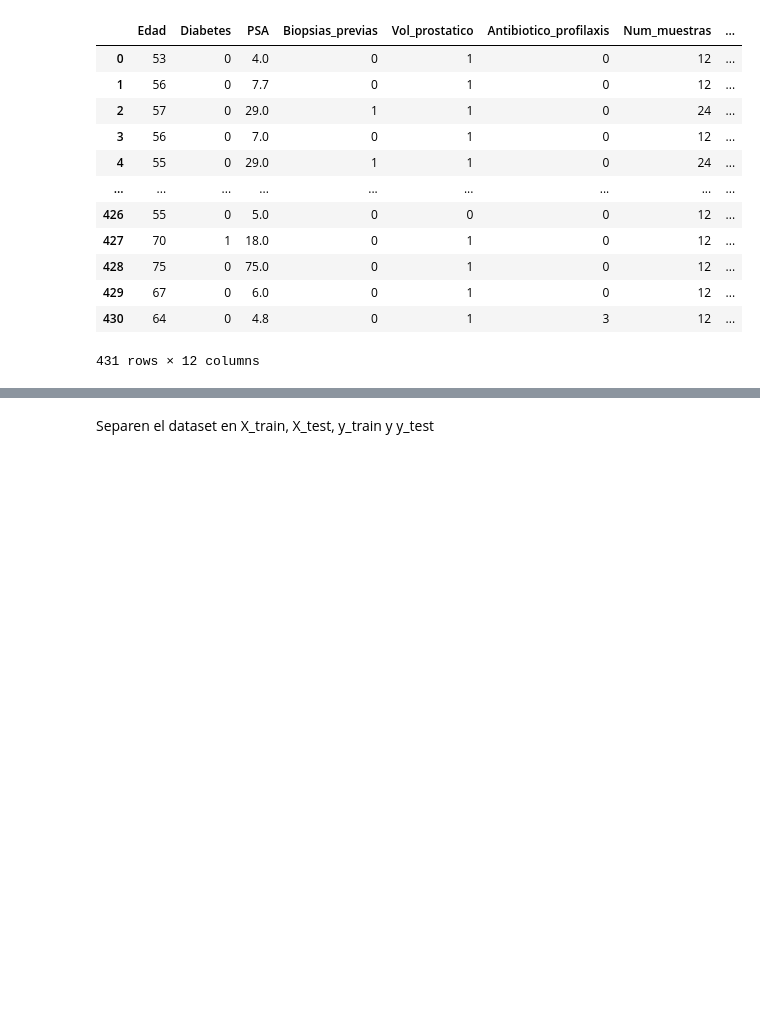
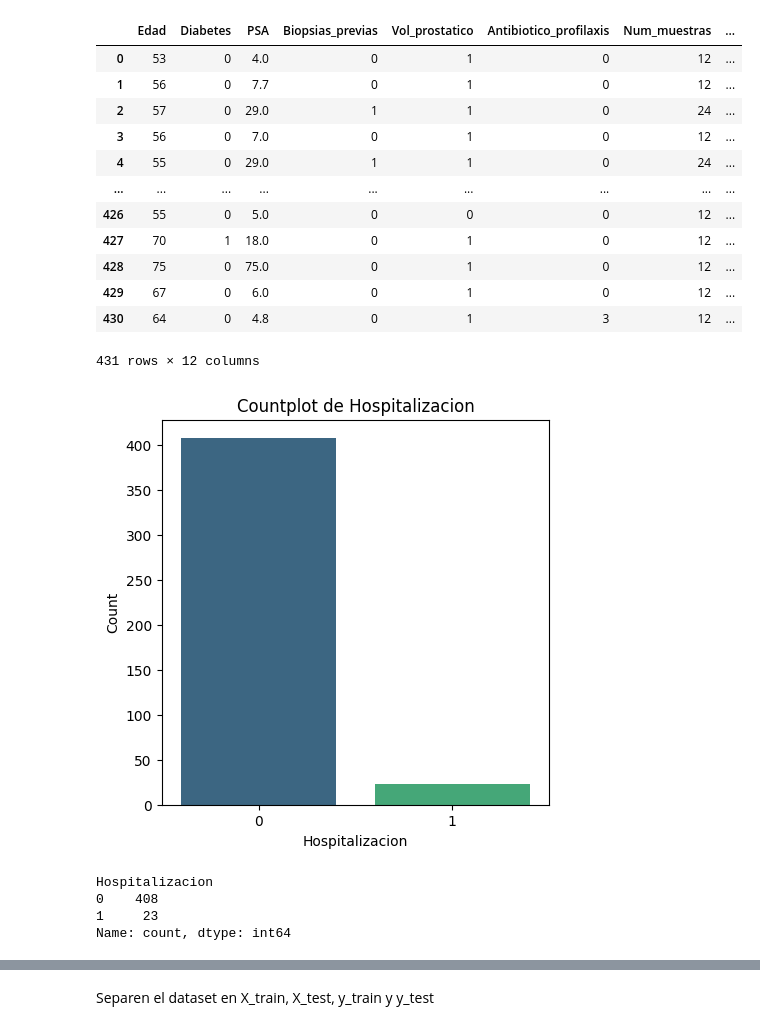
Before and after one commit to ASGuzman/ProyectoIntegradorM6, a Jupyter notebook: Proyecto_Integrador_3_Modelamiento.ipynb, the cells around one changed output, grey strips where cells are left out. Saved outputs shown, nothing was run; the diff lists cells and outputs as text; code cells hidden in the pictures; blank space fills up the shorter version.

```diff
--- a/Proyecto_Integrador_3_Modelamiento.ipynb
+++ b/Proyecto_Integrador_3_Modelamiento.ipynb
@@ -34,3 +38,18 @@ df
 | 429 | 67 | 0 | 6.0 | 0 | 1 | 0 | 12 | ... |
 | 430 | 64 | 0 | 4.8 | 0 | 1 | 3 | 12 | ... |
 431 rows × 12 columns
+# %%
+plt.figure(figsize=(5,5))
+sns.countplot(x="Hospitalizacion", data=df, palette="viridis")
+plt.xlabel('Hospitalizacion')
+plt.ylabel('Count')
+plt.title('Countplot de Hospitalizacion')
+plt.show()
+
+print(df["Hospitalizacion"].value_counts())
+# %% [output]
+[figure, added]
+Hospitalizacion
+0    408
+1     23
+Name: count, dtype: int64
```
Also changed, not shown: parts of 4 cells of this notebook.
